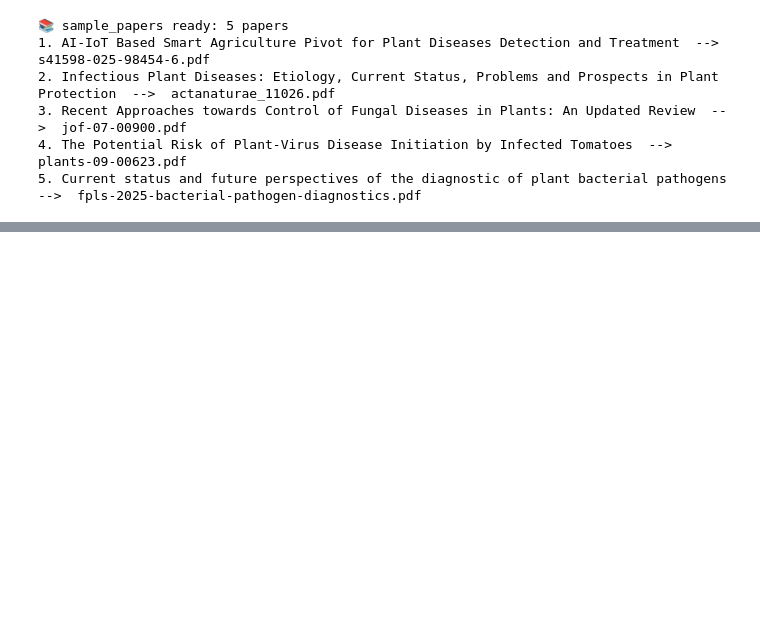
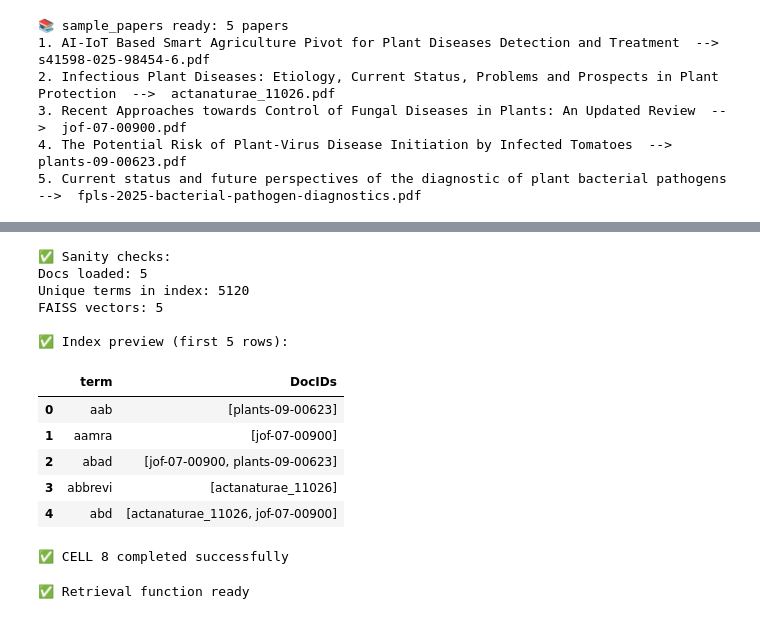
Before and after one commit to Asaad972/CollabFirstNoteBook, a Jupyter notebook: HW02_Cloud.ipynb, the cells around one changed output, grey strips where cells are left out. Saved outputs shown, nothing was run; the diff lists cells and outputs as text; code cells hidden in the pictures; blank space fills up the shorter version.

```diff
--- a/HW02_Cloud.ipynb
+++ b/HW02_Cloud.ipynb
@@ -535,0 +360,74 @@ Snippet: 54 | ACTA NATURAE | VOL. 12 № 3 (46) 2020 REVIEWS they cannot explain
+# %%
+# CELL 8: Sanity checks + index preview (NO PlantDiseaseIndexRAG)
+
+import pandas as pd
+
+print("✅ Sanity checks:")
+
+# 1) Documents
+print("Docs loaded:", len(docs))
+assert len(docs) > 0, "No documents loaded!"
+
+# 2) Inverted index
+num_terms = inv_index.count_terms()
+print("Unique terms in index:", num_terms)
+assert num_terms > 0, "Index is empty!"
+
+# 3) FAISS
+print("FAISS vectors:", faiss_index.ntotal)
+assert faiss_index.ntotal == len(docs), "FAISS vectors != docs count"
+
+# 4) Export index in REQUIRED schema
+records = inv_index.to_required_format()
+df_index = pd.DataFrame(records)
+
+print("\n✅ Index preview (first 5 rows):")
+display(df_index.head(5))
+
+print("\n✅ CELL 8 completed successfully")
+# %% [output]
+✅ Sanity checks:
+Docs loaded: 5
+Unique terms in index: 5120
+FAISS vectors: 5
+
+✅ Index preview (first 5 rows):
+|  | term | DocIDs |
+| 0 | aab | [plants-09-00623] |
+| 1 | aamra | [jof-07-00900] |
+| 2 | abad | [jof-07-00900, plants-09-00623] |
+| 3 | abbrevi | [actanaturae_11026] |
+| 4 | abd | [actanaturae_11026, jof-07-00900] |
+✅ CELL 8 completed successfully
+# %%
+# CELL 9: Embedding-based retrieval (FAISS) for a user query (no OpenAI yet)
+
+def retrieve_top_docs(query: str, top_k: int = 5):
+    if faiss_index is None or faiss_index.ntotal == 0:
+        return "FAISS index is empty. Build vectors first."
+
+    q_emb = embed_model.encode([query], convert_to_numpy=True, normalize_embeddings=True).astype("float32")
+    distances, indices = faiss_index.search(q_emb, top_k)
+
+    lines = []
+    lines.append(f"Query: {query}")
+    lines.append("=" * 60)
+
+    for rank, idx in enumerate(indices[0], start=1):
+        if idx == -1:
+            continue
+        doc_id = vector_doc_ids[idx]
+        title = docs_meta.get(doc_id, {}).get("title", "")
+        text = vector_texts[idx]
+        snippet = re.sub(r"\s+", " ", text)[:350]
+        score = float(distances[0][rank - 1])
+
+        lines.append(f"{rank}) {doc_id} | {title} | similarity: {score:.4f}")
+        lines.append(f"Snippet: {snippet}...")
+        lines.append("-" * 60)
+
+    return "\n".join(lines)
+
+print("✅ Retrieval function ready")
+# %% [output]
+✅ Retrieval function ready
```
Also changed, not shown: parts of 24 cells of this notebook.
